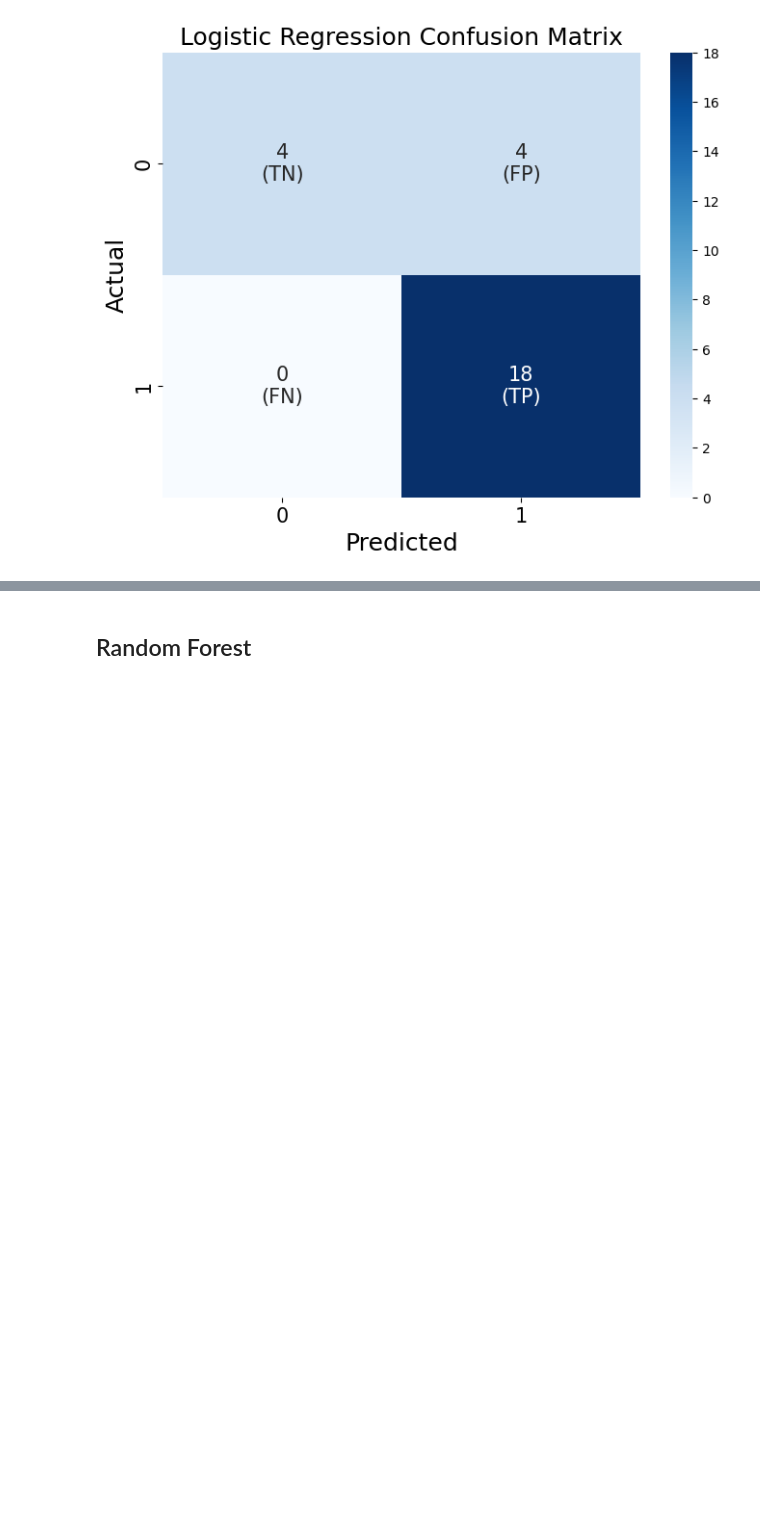
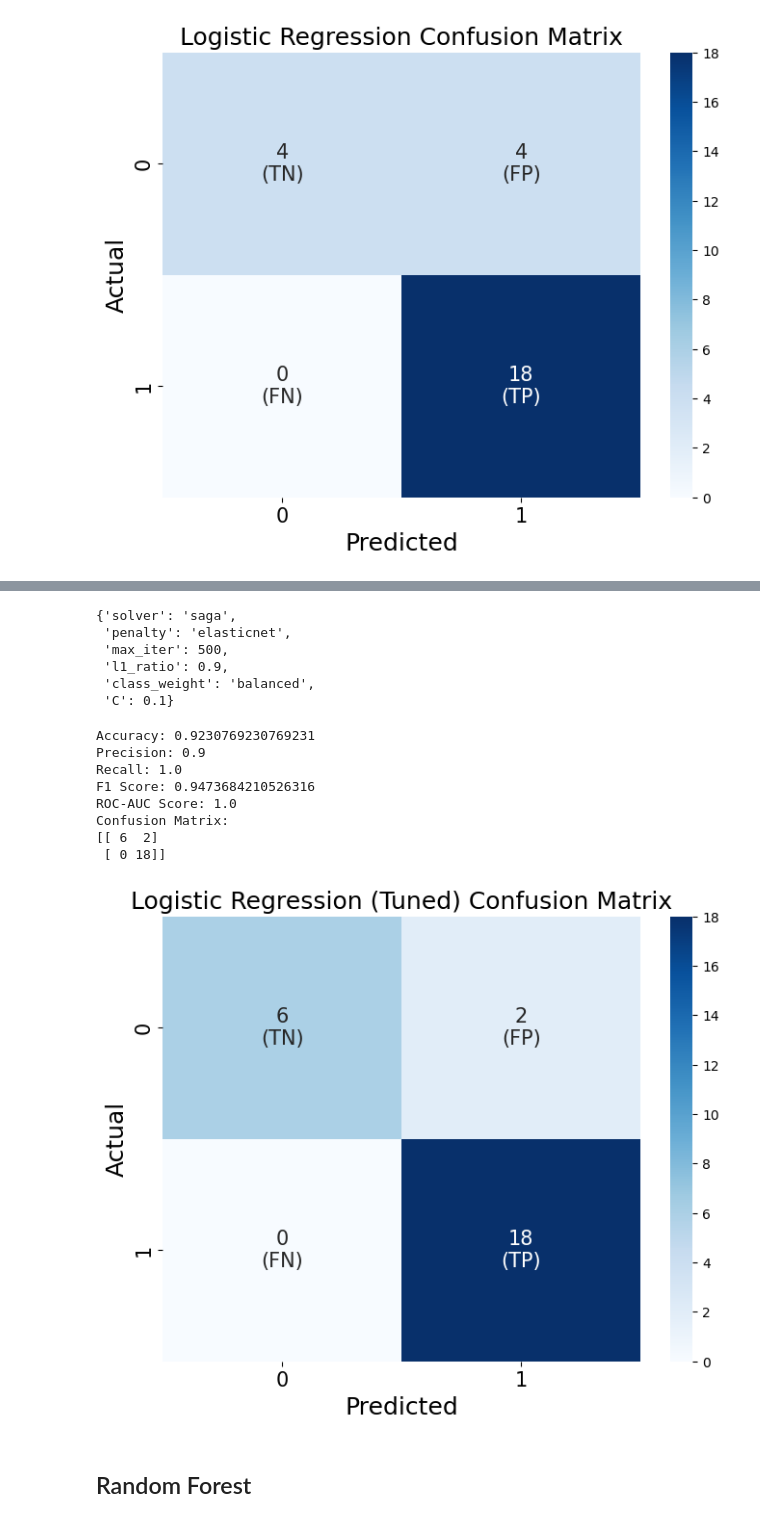
Before and after one commit to sas062/beng203_breast_cancer_recurrence_classifier, a Jupyter notebook: breast_cancer_classifier.ipynb, the cells around one changed output, grey strips where cells are left out. Cells and saved outputs as stored; diff of their text form; code cells hidden in the pictures; blank space fills up the shorter version.

```diff
--- a/breast_cancer_classifier.ipynb
+++ b/breast_cancer_classifier.ipynb
@@ -25,11 +26,6 @@ n_cancer = pnas_readcounts_96.shape[1]
 data = pd.concat([pnas_normal_readcounts, pnas_readcounts_96], axis=1).T
 
 print(len(data), n_normal + n_cancer)
-
-data["cancer_status"] = [0] * n_normal + [1] * n_cancer
-
-print(data)
-print(data.shape)
 # %% [output]
 (60675, 32)
 (60675, 96)
@@ -63,0 +46,5 @@ print(filtered_data.shape)
+# %%
+filtered_data["cancer_status"] = [0] * n_normal + [1] * n_cancer
+
+print(filtered_data)
+print(filtered_data.shape)
@@ -131,0 +193,3 @@ Confusion Matrix:
+# %%
+LR_random = RandomizedSearchCV(estimator = LR_Model, param_distributions = random_grid, n_iter=50, cv = 5, scoring='accuracy', verbose=10, random_state=42, n_jobs = -1)
+LR_random.fit(X_train,y_train)
@@ -132,3 +269,62 @@ Confusion Matrix:
+# %%
+LR_random.best_params_
+# %% [output]
+{'solver': 'saga',
+ 'penalty': 'elasticnet',
+ 'max_iter': 500,
+ 'l1_ratio': 0.9,
+ 'class_weight': 'balanced',
+ 'C': 0.1}
+# %%
+best_LR = LR_random.best_estimator_
+# %%
+# Predict on the test set
+y_pred = best_LR.predict(X_test)
+y_pred_proba = best_LR.predict_proba(X_test)[:, 1]
+
+# Evaluation metrics
+LR_rand_accuracy = accuracy_score(y_test, y_pred)
+LR_rand_precision = precision_score(y_test, y_pred)
+LR_rand_recall = recall_score(y_test, y_pred)
+LR_rand_f1 = f1_score(y_test, y_pred)
+LR_rand_roc_auc = roc_auc_score(y_test, y_pred_proba)
+LR_rand_conf_matrix = confusion_matrix(y_test, y_pred)
+
+print(f'Accuracy: {LR_rand_accuracy}')
+print(f'Precision: {LR_rand_precision}')
+print(f'Recall: {LR_rand_recall}')
+print(f'F1 Score: {LR_rand_f1}')
+print(f'ROC-AUC Score: {LR_rand_roc_auc}')
+print(f'Confusion Matrix:\n{LR_rand_conf_matrix}')
+
+labels = np.array([["TN", "FP"],
+                   ["FN", "TP"]])
+annot_matrix = np.array([[f"{LR_rand_conf_matrix[i, j]}\n({labels[i, j]})"
+                              for j in range(LR_rand_conf_matrix.shape[1])]
+                              for i in range(LR_rand_conf_matrix.shape[0])])
+
+value, counts = np.unique(y_test, return_counts=True)
+max_counts = max(counts)
+
+# Plot using seaborn
+plt.figure(figsize=(8, 6))
+sns.heatmap(LR_rand_conf_matrix, annot=annot_matrix, cmap="Blues", fmt="", annot_kws={"size": 15}, vmin=0, vmax=max_counts)
+plt.title("Logistic Regression (Tuned) Confusion Matrix", fontsize=18)
+plt.ylabel("Actual", fontsize=18)
+plt.xlabel("Predicted", fontsize=18)
+plt.xticks(fontsize=15)
+plt.yticks(fontsize=15)
+plt.show()
+# %% [output]
+Accuracy: 0.9230769230769231
+Precision: 0.9
+Recall: 1.0
+F1 Score: 0.9473684210526316
+ROC-AUC Score: 1.0
+Confusion Matrix:
+[[ 6  2]
+ [ 0 18]]
+[figure, added]
 # %% [markdown]
 ## Random Forest
 # %%
```
Also changed, not shown: parts of 57 cells of this notebook.
